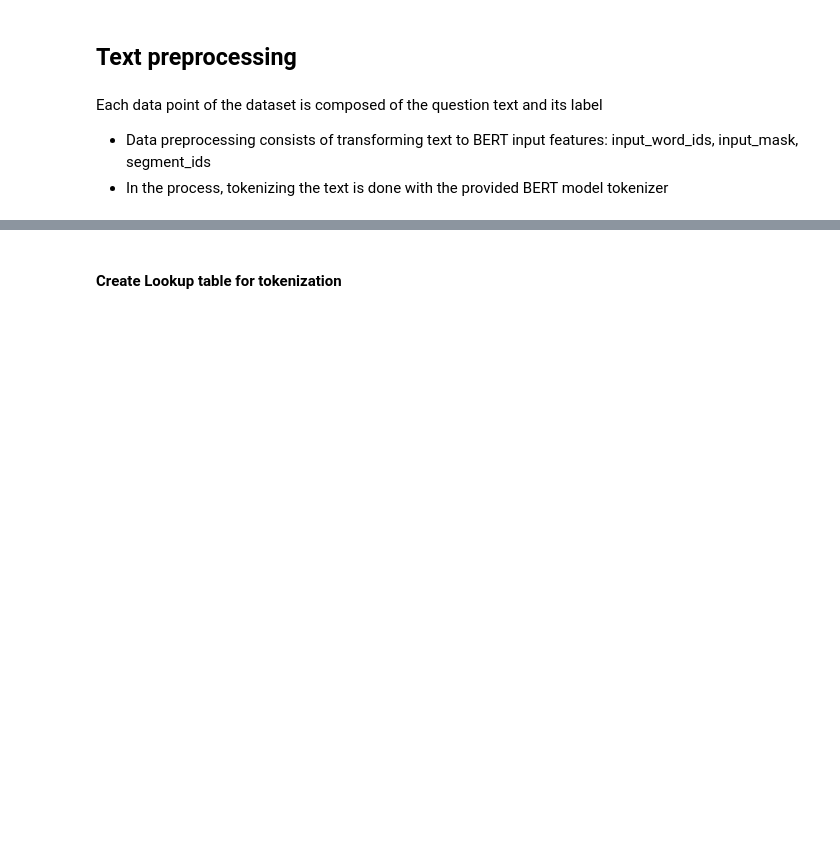
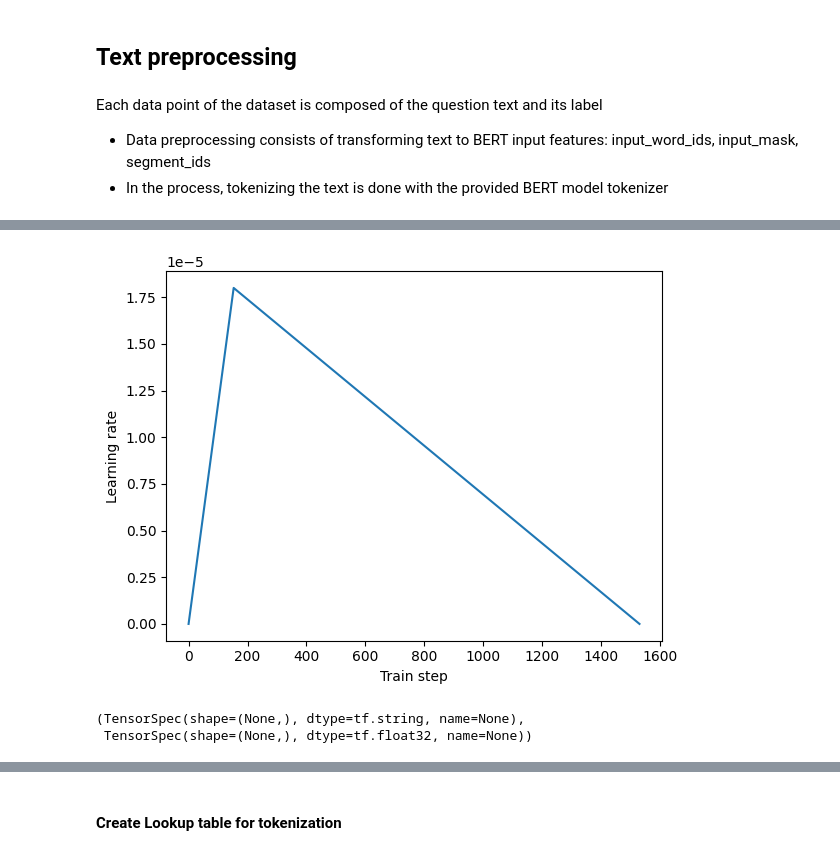
Before and after one commit to Satyendra-Mishra/NLP-Projects, a Jupyter notebook: Fine_tune_BERT_for Text_classification/notebooks/Fine_tune_BERT_for_Text_Classification.ipynb, the cells around one changed output, grey strips where cells are left out. Cells and saved outputs as stored; diff of their text form; code cells hidden in the pictures; blank space fills up the shorter version.

```diff
--- a/Fine_tune_BERT_for Text_classification/notebooks/Fine_tune_BERT_for_Text_Classification.ipynb
+++ b/Fine_tune_BERT_for Text_classification/notebooks/Fine_tune_BERT_for_Text_Classification.ipynb
@@ -253,0 +329,32 @@ bert_layer = tf_hub.KerasLayer("https://tfhub.dev/tensorflow/bert_en_uncased_L-1
+# %%
+EPOCHS = 5
+
+train_data_size = df_train.shape[0]
+steps_per_epoch = int(train_data_size / BATCH_SIZE)
+num_train_steps = steps_per_epoch * EPOCHS
+warmup_steps = int(0.1 * num_train_steps)
+initial_learning_rate=2e-5
+# %%
+# Linear decay from initial_learning_rate to zero over num_train_steps
+linear_decay = tf.keras.optimizers.schedules.PolynomialDecay(
+    initial_learning_rate=initial_learning_rate,
+    end_learning_rate=0,
+    decay_steps=num_train_steps
+)
+
+# Warmup to that value over warmup_steps
+warmup_schedule = tfm.optimization.lr_schedule.LinearWarmup(
+    warmup_learning_rate = 0,
+    after_warmup_lr_sched = linear_decay,
+    warmup_steps = warmup_steps
+)
+# %%
+# plot the learning rate schedule
+x = tf.linspace(0, num_train_steps, 1001)
+y = [warmup_schedule(xi) for xi in x]
+plt.plot(x.numpy(),y)
+plt.xlabel('Train step')
+plt.ylabel('Learning rate')
+plt.show();
+# %% [output]
+[figure, added]
@@ -253,0 +377,5 @@ bert_layer = tf_hub.KerasLayer("https://tfhub.dev/tensorflow/bert_en_uncased_L-1
+# %%
+train_ds.element_spec
+# %% [output]
+(TensorSpec(shape=(None,), dtype=tf.string, name=None),
+ TensorSpec(shape=(None,), dtype=tf.float32, name=None))
```
Also changed, not shown: parts of 70 cells of this notebook.
